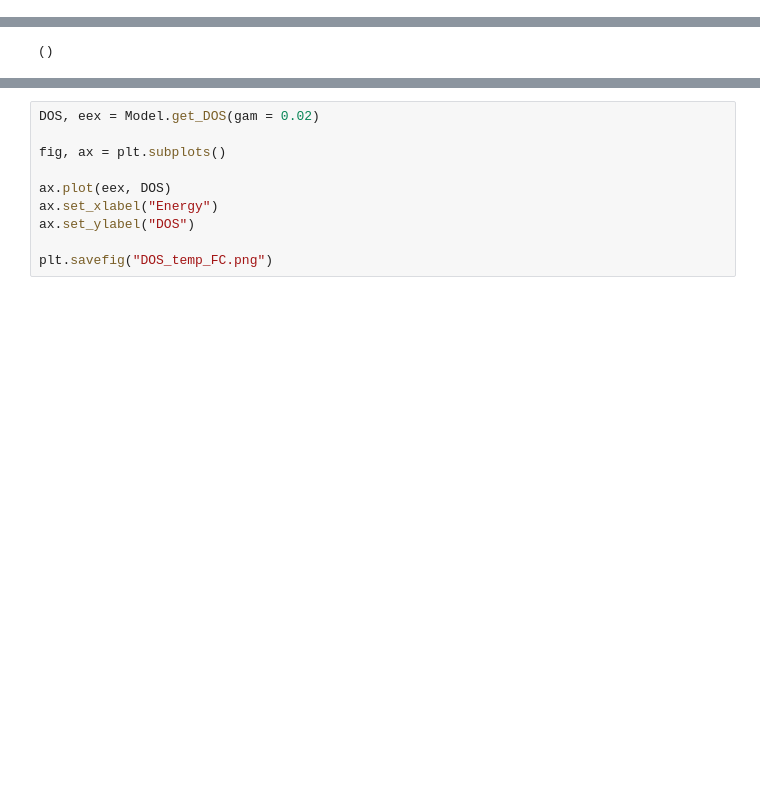
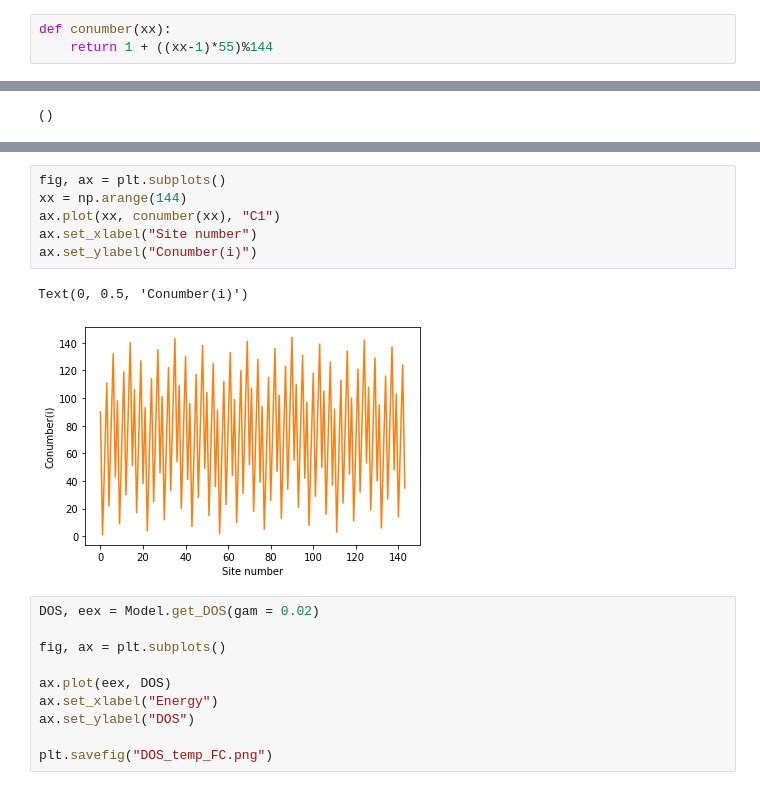
Before and after one commit to gautamra/Superconducting-Fibonacci-chain, a Jupyter notebook: SC-Fibonacci-library.ipynb, the cells around one changed output, grey strips where cells are left out. Drawn from its saved outputs; the diff is of its cells as text; blank space fills up the shorter version.

Commit message:
Add conumber calculation

```diff
--- a/SC-Fibonacci-library.ipynb
+++ b/SC-Fibonacci-library.ipynb
@@ -37,6 +37,9 @@ def Fermi(eps, beta = 'inf'):
 # %%
 Fibonacci_number = [1, 2, 3, 5, 8, 13, 21, 34, 55, 89, 144, 233, 377, 610, 987, 1597, 2584, 4181, 6765, 10946, 17711, 28657]
 tau_approximant = [1, 2.0, 1.5, 1.6666666666666667, 1.6, 1.625, 1.6153846153846154, 1.619047619047619, 1.6176470588235294, 1.6181818181818182, 1.6179775280898876, 1.6180555555555556, 1.6180257510729614, 1.6180371352785146, 1.618032786885246, 1.618034447821682, 1.6180338134001253, 1.618034055727554, 1.6180339631667064, 1.6180339985218033, 1.618033985017358, 1.6180339901755971]
+# %%
+def conumber(xx):
+    return 1 + ((xx-1)*55)%144
 # %%
 class Fibonacci_chains:
     def __init__(self):
@@ -251,3 +254,12 @@ plt.savefig("Delta_temp_FC.png")
+# %%
+fig, ax = plt.subplots()
+xx = np.arange(144)
+ax.plot(xx, conumber(xx), "C1")
+ax.set_xlabel("Site number")
+ax.set_ylabel("Conumber(i)")
+# %% [output]
+Text(0, 0.5, 'Conumber(i)')
+[figure, added]
 # %%
 DOS, eex = Model.get_DOS(gam = 0.02)
 
```
Also changed, not shown: parts of 4 cells of this notebook.
